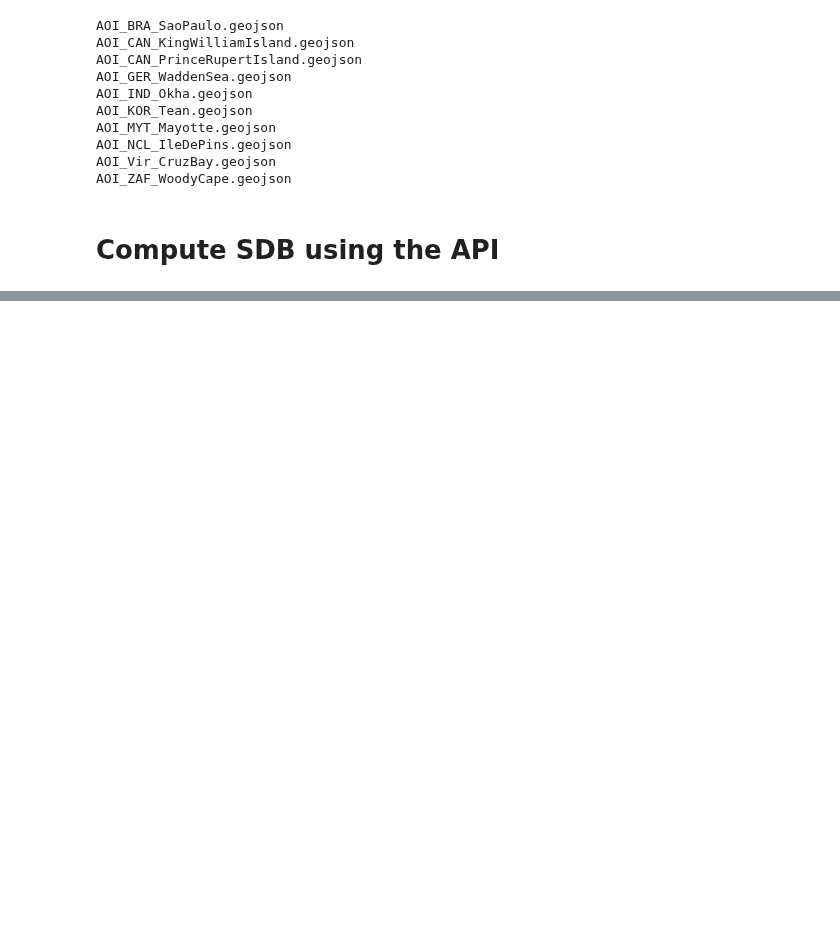
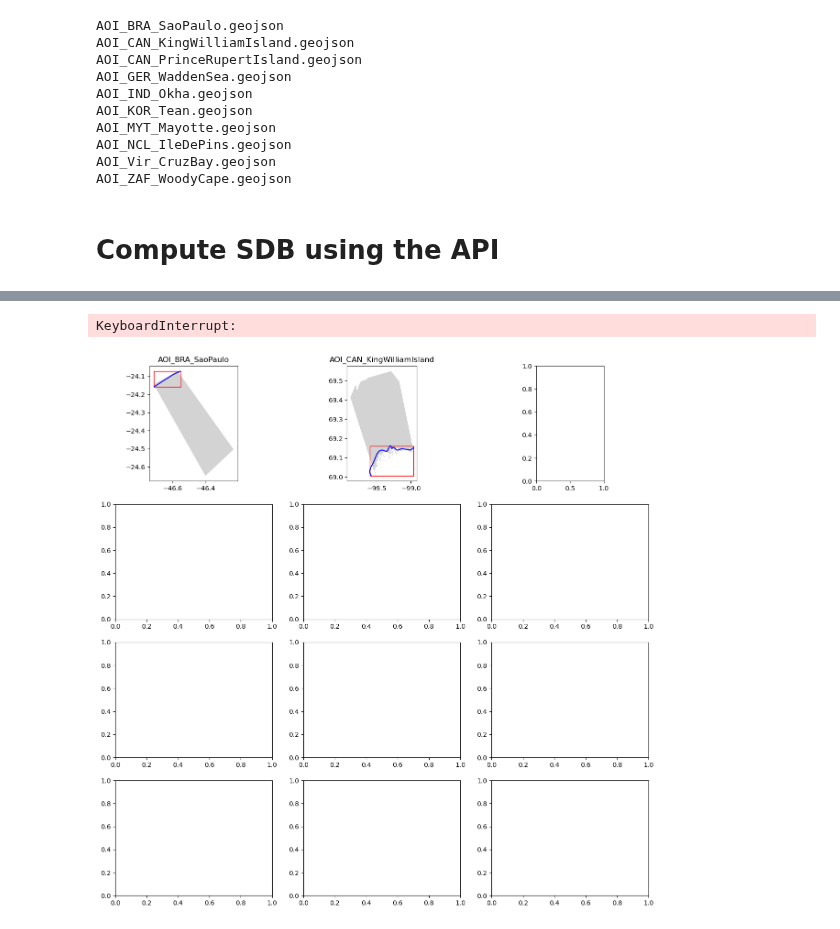
Before and after one commit to openearth/eo-bathymetry, a Jupyter notebook: notebooks/cmems-bathymetry/download_proxies.ipynb, the cells around one changed output, grey strips where cells are left out. Cells and saved outputs as stored; diff of their text form; code cells hidden in the pictures; blank space fills up the shorter version.

```diff
--- a/notebooks/cmems-bathymetry/download_proxies.ipynb
+++ b/notebooks/cmems-bathymetry/download_proxies.ipynb
@@ -59,12 +54,12 @@ In a future release, GeoPandas will switch to using Shapely by default. If you a
 main_fol = r"p:\11209821-cmems-global-sdb" # name of the main local folder
 bucket = "cmems-sdb" # name of the Google Cloud Storage bucket to store files in the cloud
 credential_file = r"p:\11209821-cmems-global-sdb\00_miscellaneous\KEYS\bathymetry-543b622ddce7.json" # Cloud Storage credential key
-output_fol = r"01_intertidal\02_data\04_calibrated" # name of the overall project
-project_name = "AOI_GER_WaddenSea" # name of the project AoI
+output_fol = r"01_intertidal\02_data\05_calibrated" # name of the overall project
+project_name = "AOIs" # name of the project AoI
 draw_AoI = 0 # toggle 1 to draw AoI, 0 to load
 
 # composite image toggles
-mode = "intertidal_improved_100m" # specify mode, either "intertidal" or "subtidal"
+mode = "intertidal_improved_100m_benchmark" # specify mode, either "intertidal" or "subtidal"
 start_date = "2021-01-01" # start date of the composites
 stop_date = "2022-01-01" # end date of the composites
 compo_int = 12 # composite interval [months]
@@ -74,7 +69,7 @@ crs = "EPSG:4326" # output projection of the image
 
 # tiling options
 zoomed_list = [9, 10, 11] # list with zoom levels to be inspected
-sel_tile = 2 # idx of chosen tile level in zoomed_list (inspect the map to chose it accordingly), z9 too big for in memory computations
+sel_tile = 1 # idx of chosen tile level in zoomed_list (inspect the map to chose it accordingly), z9 too big for in memory computations
 # note, see https://www.openearth.nl/rws-bathymetry/2019.html; Z9 is optimal size..
 
 # load google credentials, if specified
@@ -628,0 +667,18 @@ def export_tiles(
+# %%
+# Clip coastlines to aois
+from shapely.geometry import box
+coastlines_per_aois = []
+for aoi in gdf_aois.geometry:
+    bounds = aoi.bounds
+    bbox = box(bounds[0], bounds[1], bounds[2], bounds[3])
+    coastlines_per_aois.append(gdf_coastlines.intersection(gpd.GeoDataFrame(geometry=[bbox], crs="EPSG:4326").geometry[0]).geometry[0])
+gdf_coastlines_per_aois = gpd.GeoDataFrame(geometry=coastlines_per_aois, crs="EPSG:4326")
+# %%
+# Get aoi2
+aois2 = []
+for coastlines in gdf_coastlines_per_aois.geometry:
+    bounds = coastlines.bounds
+    bbox = box(bounds[0], bounds[1], bounds[2], bounds[3])
+    aois2.append(bbox)
+gdf_aois2 = gpd.GeoDataFrame(data={"label": labels}, geometry=aois2, crs="EPSG:4326")
+gdf_aois2
@@ -629,3 +697,23 @@ def export_tiles(
+# %%
+# Plot coastlines and aois
+import matplotlib.pyplot as plt
+cols = 3
+rows = np.ceil(len(gdf_aois)/cols).astype(int)
+
+fig, axs = plt.subplots(rows, cols, figsize=(15, 15))
+axs = axs.flatten()
+for idx, ax in enumerate(axs):
+    if idx >= len(gdf_aois):
+        ax.axis('off')
+        continue
+
+    gdf_aois.loc[[idx]].plot(ax=ax, color='lightgrey')
+    gdf_coastlines_per_aois.loc[[idx]].plot(ax=ax, color='blue')
+    gdf_aois2.loc[[idx]].plot(ax=ax, edgecolor='red', facecolor='none')
+    ax.set_title(gdf_aois.label[idx])
+# %% [output]
+KeyboardInterrupt:
+[figure, added]
 # %%
 # TODO: do intertidal mapping on single NDWI images as stated by Robyn & Maarten
 # compute bathy and export to GCS
```
Also changed, not shown: parts of 11 cells of this notebook, 4 other files.
